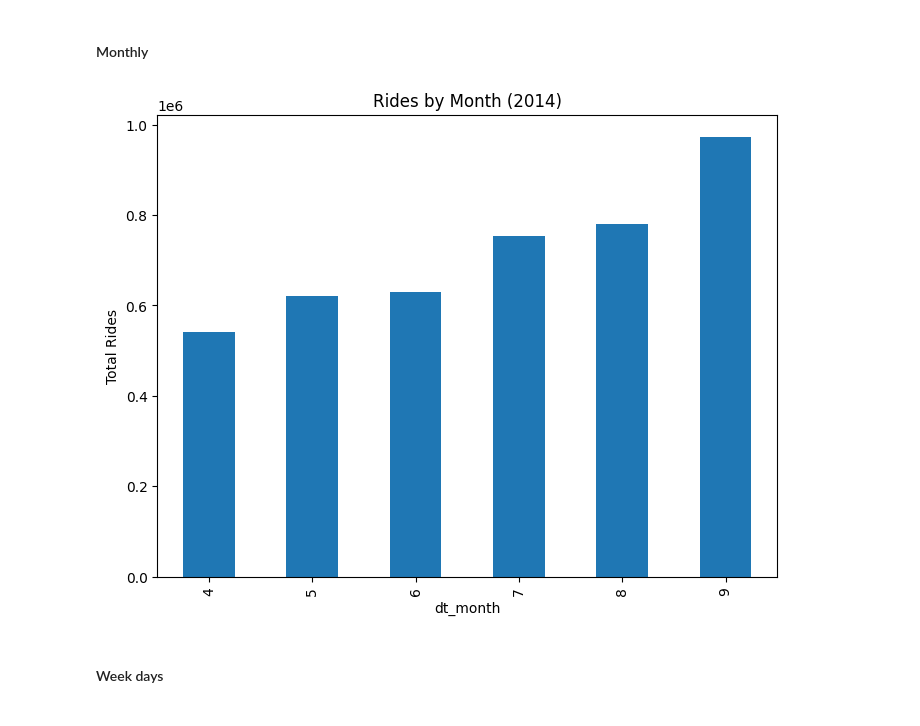
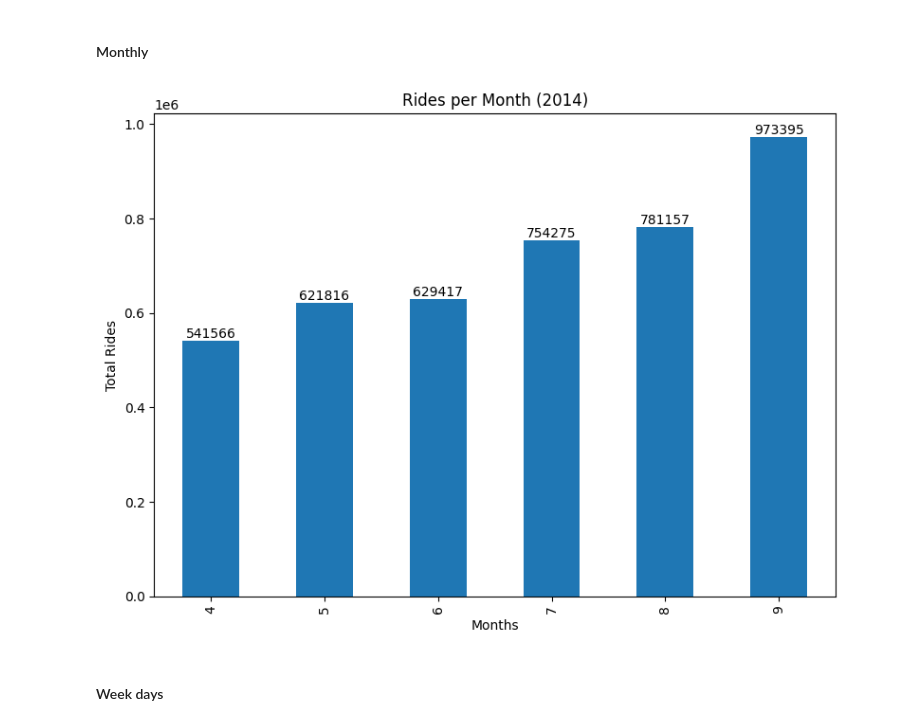
Before and after one commit to cguillot/jedha-cdsd-cert-projects, a Jupyter notebook: bloc-3/Uber Pickups/01-b3-Uber_Pickups_EDA.ipynb, the cells around one changed output. Saved outputs shown, nothing was run; the diff lists cells and outputs as text; code cells hidden in the pictures.

Commit message:
more graphs

```diff
--- a/bloc-3/Uber Pickups/01-b3-Uber_Pickups_EDA.ipynb
+++ b/bloc-3/Uber Pickups/01-b3-Uber_Pickups_EDA.ipynb
@@ -248,13 +248,22 @@ On va tenter de comprendre les différents pattern
 # %%
 month_df = raw_data_df.pivot_table(index=["dt_month"],
                                   values="base",
                                   aggfunc="count")
-month_df.plot(kind="bar", figsize=(8,6), legend=False)
+ax = month_df.plot(kind="bar", figsize=(8,6), legend=False)
+
+for p in ax.patches:
+    height = p.get_height()
+    ax.annotate(f'{int(height)}',  # ou f'{height:.0f}' pour arrondi sans décimale
+                (p.get_x() + p.get_width() / 2, height),
+                ha='center', va='bottom')
+
 plt.ylabel("Total Rides")
-plt.title("Rides by Month (2014)")
+plt.xlabel("Months")
+plt.title("Rides per Month (2014)")
+plt.tight_layout()
 plt.show()
 # %% [output]
-[figure, old version]
+[figure, new version]
 # %% [markdown]
 #### Week days
 # %%
```
Also changed, not shown: parts of 3 cells of this notebook, 7 other files.
